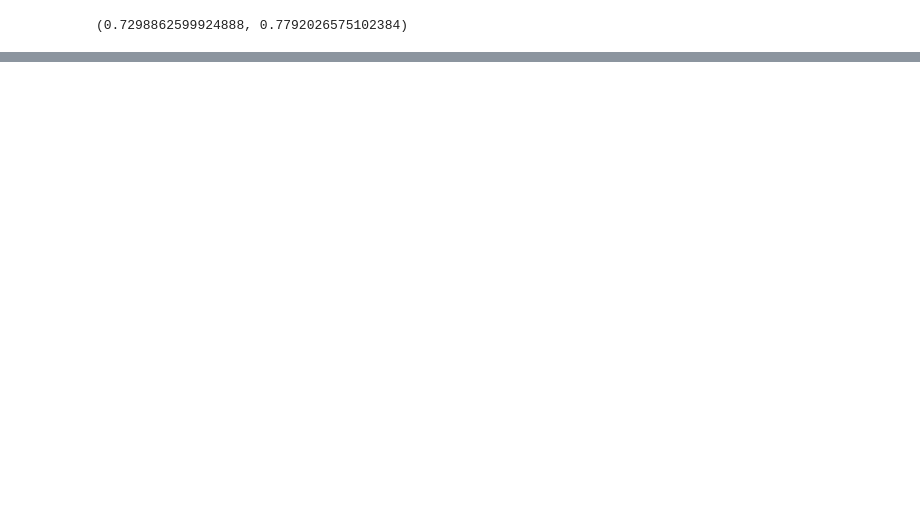
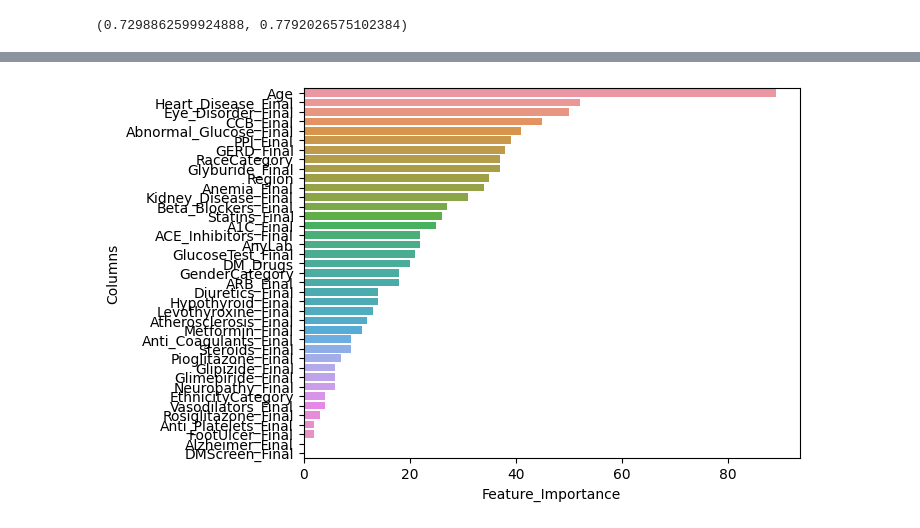
Before and after one commit to pathak-aman/Diabetes_Prediction, a Jupyter notebook: notebooks/0.4_GBT.ipynb, the cells around one changed output, grey strips where cells are left out. Saved outputs shown, nothing was run; the diff lists cells and outputs as text; code cells hidden in the pictures; blank space fills up the shorter version.

```diff
--- a/notebooks/0.4_GBT.ipynb
+++ b/notebooks/0.4_GBT.ipynb
@@ -442,0 +298,2 @@ ROC AUC PROBA: 0.8387096774193548
+# %%
+lgb_1 = lgb.Booster(model_file="../models/LGBM_ROC AUC PROBA: 0.8601.txt")
@@ -442,0 +326,5 @@ ROC AUC PROBA: 0.8387096774193548
+# %%
+# Get the feature importance
+feature_importance = lgb_1.feature_importance()
+sorted_features = sorted(zip(lgb_1.feature_name(), feature_importance), key=lambda x: x[1], reverse=True)
+df_feat = pd.DataFrame(sorted_features, columns=["Columns", "Feature_Importance"])
@@ -442,0 +351,6 @@ ROC AUC PROBA: 0.8387096774193548
+# %%
+plt.Figure(figsize = (15,15))
+sns.barplot(data = df_feat, x = "Feature_Importance", y = "Columns")
+plt.show()
+# %% [output]
+[figure, added]
```
Also changed, not shown: parts of 38 cells of this notebook, 3 other files.
